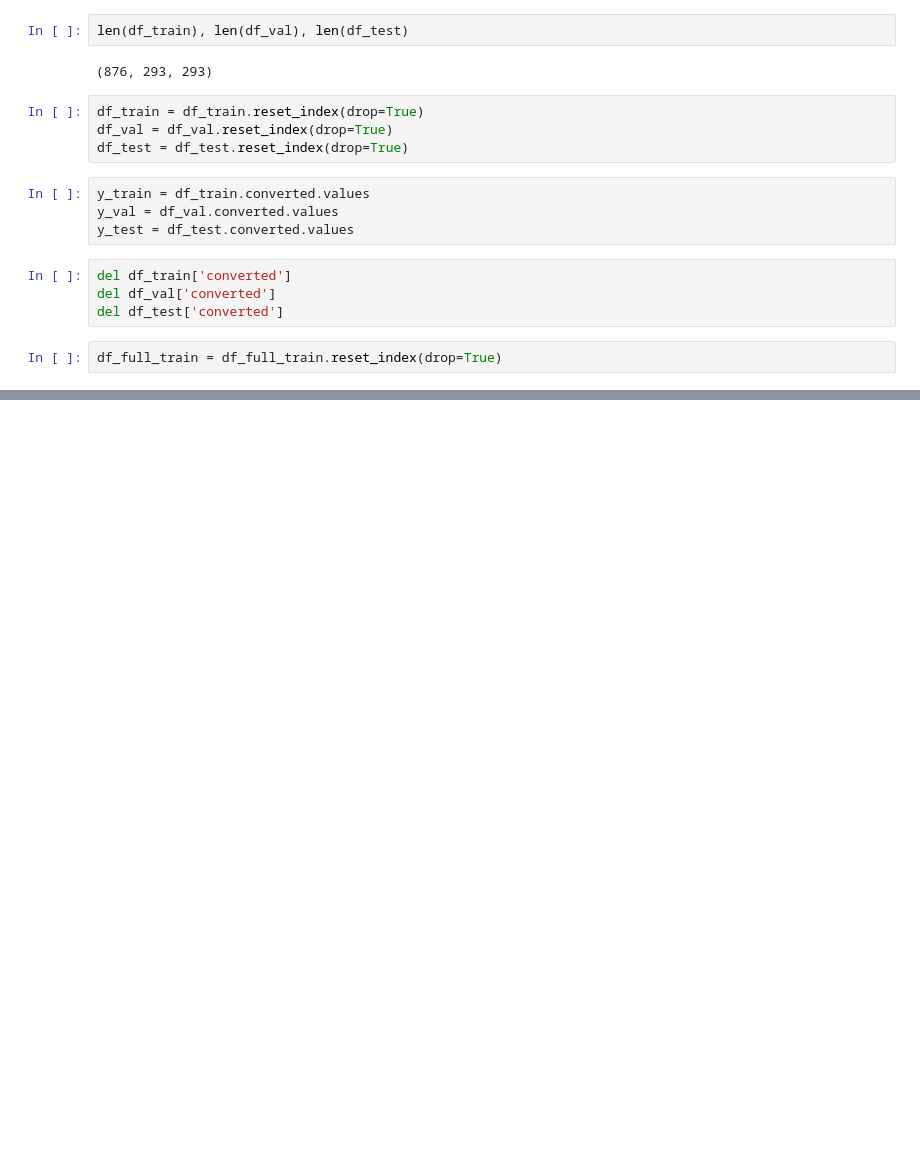
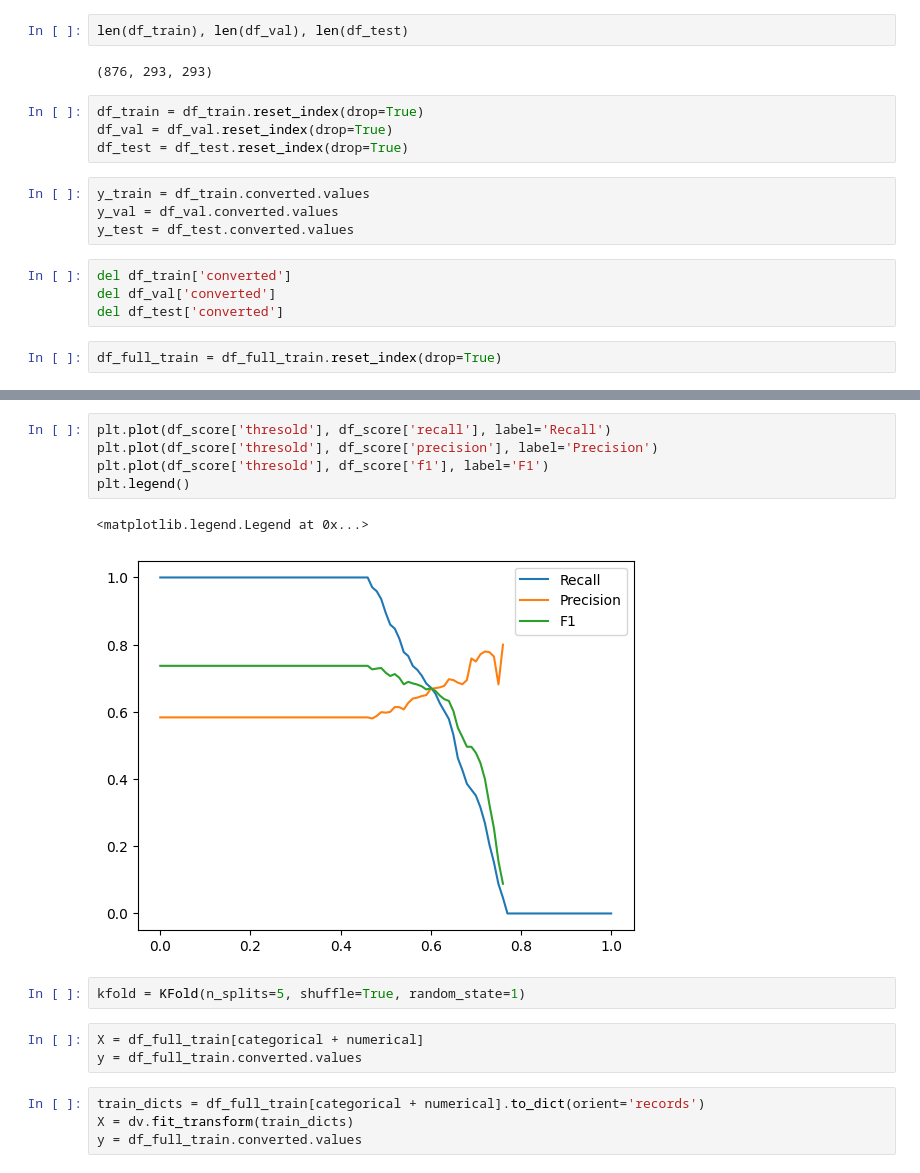
Before and after one commit to opadotun-taiwo/ml_projects, a Jupyter notebook: 03-churn-classification/homework4.ipynb, the cells around one changed output, grey strips where cells are left out. Saved outputs shown, nothing was run; the diff lists cells and outputs as text; blank space fills up the shorter version.

```diff
--- a/03-churn-classification/homework4.ipynb
+++ b/03-churn-classification/homework4.ipynb
@@ -46,0 +142,17 @@ train_dicts = df_train[numerical].to_dict(orient='records')
+# %%
+plt.plot(df_score['thresold'], df_score['recall'], label='Recall')
+plt.plot(df_score['thresold'], df_score['precision'], label='Precision')
+plt.plot(df_score['thresold'], df_score['f1'], label='F1')
+plt.legend()
+# %% [output]
+<matplotlib.legend.Legend at 0x...>
+[figure, added]
+# %%
+kfold = KFold(n_splits=5, shuffle=True, random_state=1)
+# %%
+X = df_full_train[categorical + numerical]
+y = df_full_train.converted.values
+# %%
+train_dicts = df_full_train[categorical + numerical].to_dict(orient='records')
+X = dv.fit_transform(train_dicts)
+y = df_full_train.converted.values
```
Also changed, not shown: parts of 15 cells of this notebook.
